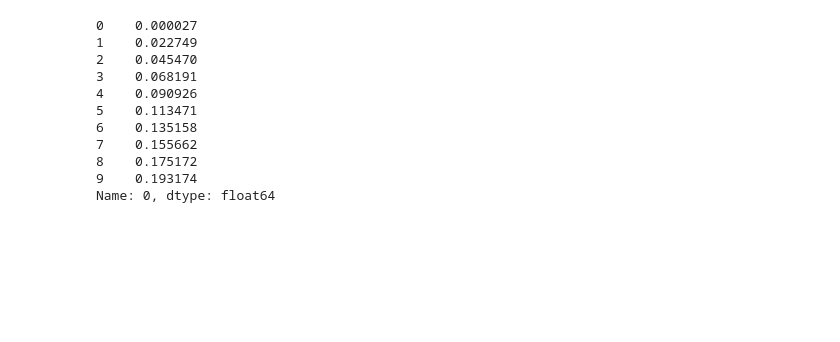
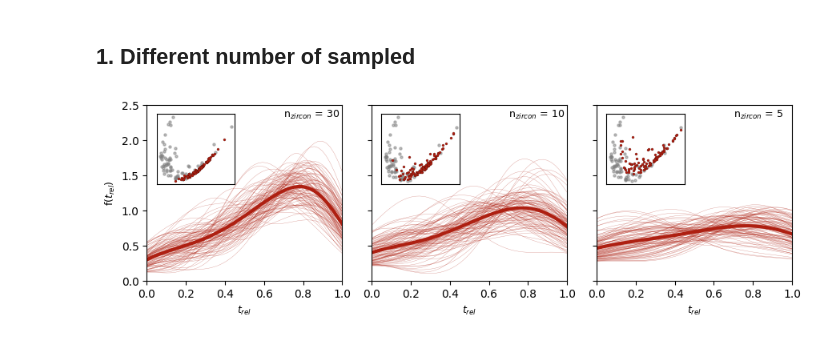
Before and after one commit to ChetanNathwani/zircon_age_spectra, a Jupyter notebook: scripts/bootstrap_modelling.ipynb, the cells around one changed output. Drawn from its saved outputs; the diff is of its cells as text; code cells hidden in the pictures; blank space fills up the shorter version.

Commit message:
add boostrap modelling MWE .ipynb file

```diff
--- a/scripts/bootstrap_modelling.ipynb
+++ b/scripts/bootstrap_modelling.ipynb
@@ -210,14 +25,46 @@ array([0.        , 0.11111111, 0.22222222, 0.33333333, 0.44444444,
-# %%
-probabilities
-# %% [output]
-0    0.000027
-1    0.022749
-2    0.045470
-3    0.068191
-4    0.090926
-5    0.113471
-6    0.135158
-7    0.155662
-8    0.175172
-9    0.193174
-Name: 0, dtype: float64
+# %% [markdown]
+## 1. Different number of sampled
+# %%
+fig, axs = plt.subplots(1,3, figsize = (9,3), sharey = True)
+n_zircons = [30, 10, 5]
+
+for ax, n_zircon in enumerate(n_zircons):
+    # Perform bootstrap modelling
+    bootstrap = geochron.bootstrap_sampling(age = 10, n_zircon = n_zircon, distribution = 'MELTS', n_simulations = 100, truncation = 1.0,
+                                   method = 'ID-TIMS', n_inh = 0, dx = 0)
+
+    # Calculate kdes and W2 distance and PC scores for plotting
+    pc_scores = np.zeros((100,2)) # Initiate numpy array to store PC scores
+    ys = []
+    for simulation,i in enumerate(bootstrap):
+        x, y = geochron.plot_kde(i, normalize = True)
+        axs[ax].plot(x,y, color = (174/255, 32/255, 18/255), alpha = 0.5, linewidth = 0.25)
+        pc_scores[simulation] = geochron.calc_W_PCA(i, check = False)
+        ys.append(y)
+
+    # Plot average of kdes
+    sb.lineplot(x=x, y=np.mean(ys, axis = 0), linewidth = 3, color = (174/255, 32/255, 18/255), ax = axs[ax])
+
+     # Generate inset plot for PC scores
+    ins = axs[ax].inset_axes([0.05,0.55,0.4,0.4])
+    ins.scatter(pca_W2_data['PC1'], pca_W2_data['PC2'], alpha = 0.5, color = 'gray', s = 5)
+    ins.set_xticks([])
+    ins.set_yticks([])
+    ins.scatter(pc_scores[:,0], pc_scores[:,1], color = (174/255, 32/255, 18/255), s = 5, edgecolor = 'black',
+                linewidth = 0.1, marker = 'o')
+
+    # Label and organise the plots
+    axs[ax].set_xlim([0,1])
+    axs[ax].set_ylim([0,2.5])
+    axs[ax].set_xticks([0,0.2,0.4,0.6,0.8,1.0])
+    axs[ax].set_xlabel('$t_{rel}$', fontsize = 9)
+    # ax.plot(np.arange(len(melts_dist))/100, melts_dist.iloc[::-1], color = line_color, linewidth = 3)
+    axs[ax].annotate(text = 'n$_{zircon}$ = %s' % n_zircon, xy = (0.70, 0.93), xycoords = 'axes fraction', fontsize = 9)
+
+
+axs[0].set_ylabel('f($t_{rel}$)', fontsize = 9)
+
+plt.tight_layout()
+plt.show()
+# %% [output]
+[figure, added]
```
Also changed, not shown: parts of 11 cells of this notebook, 4 other files.
